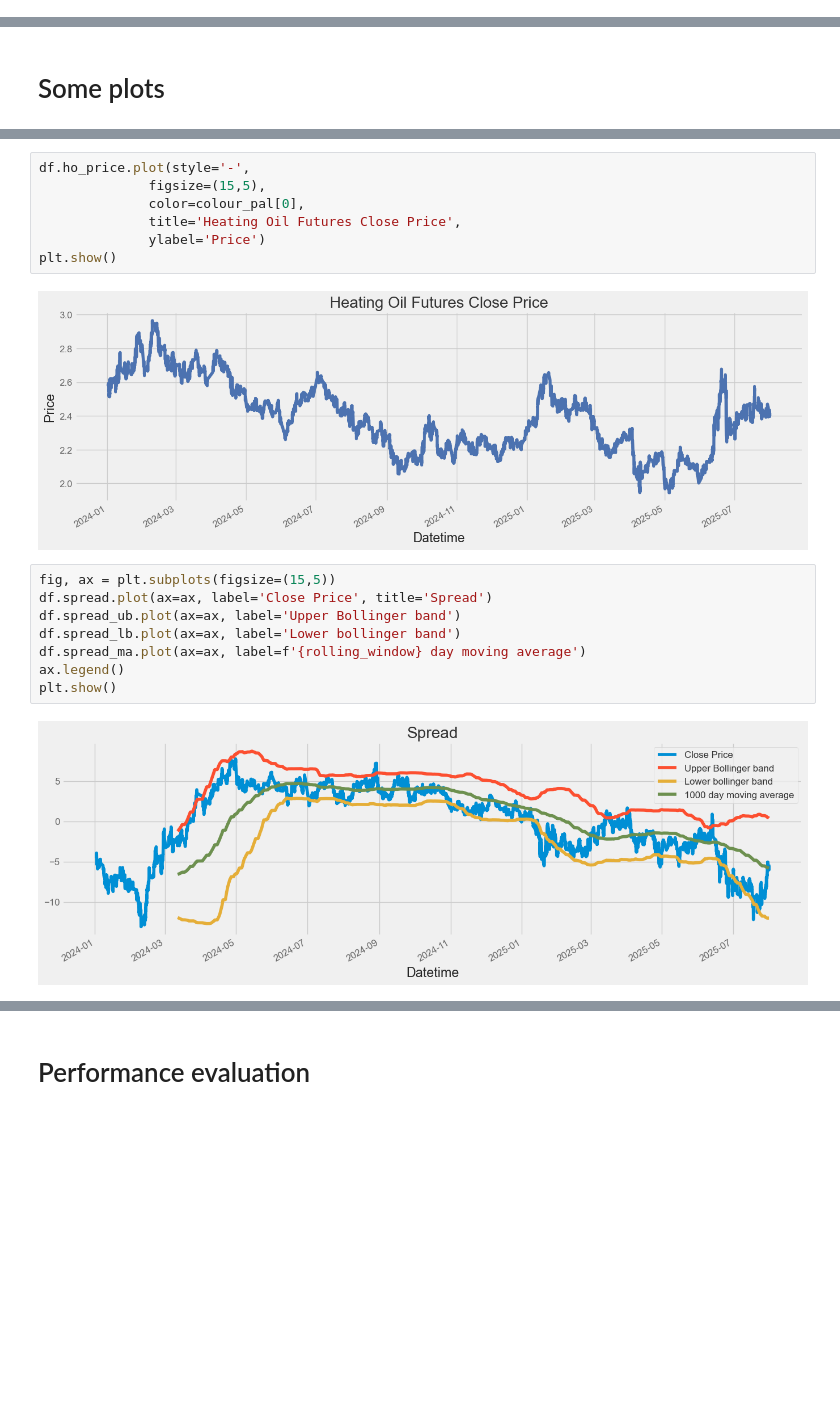
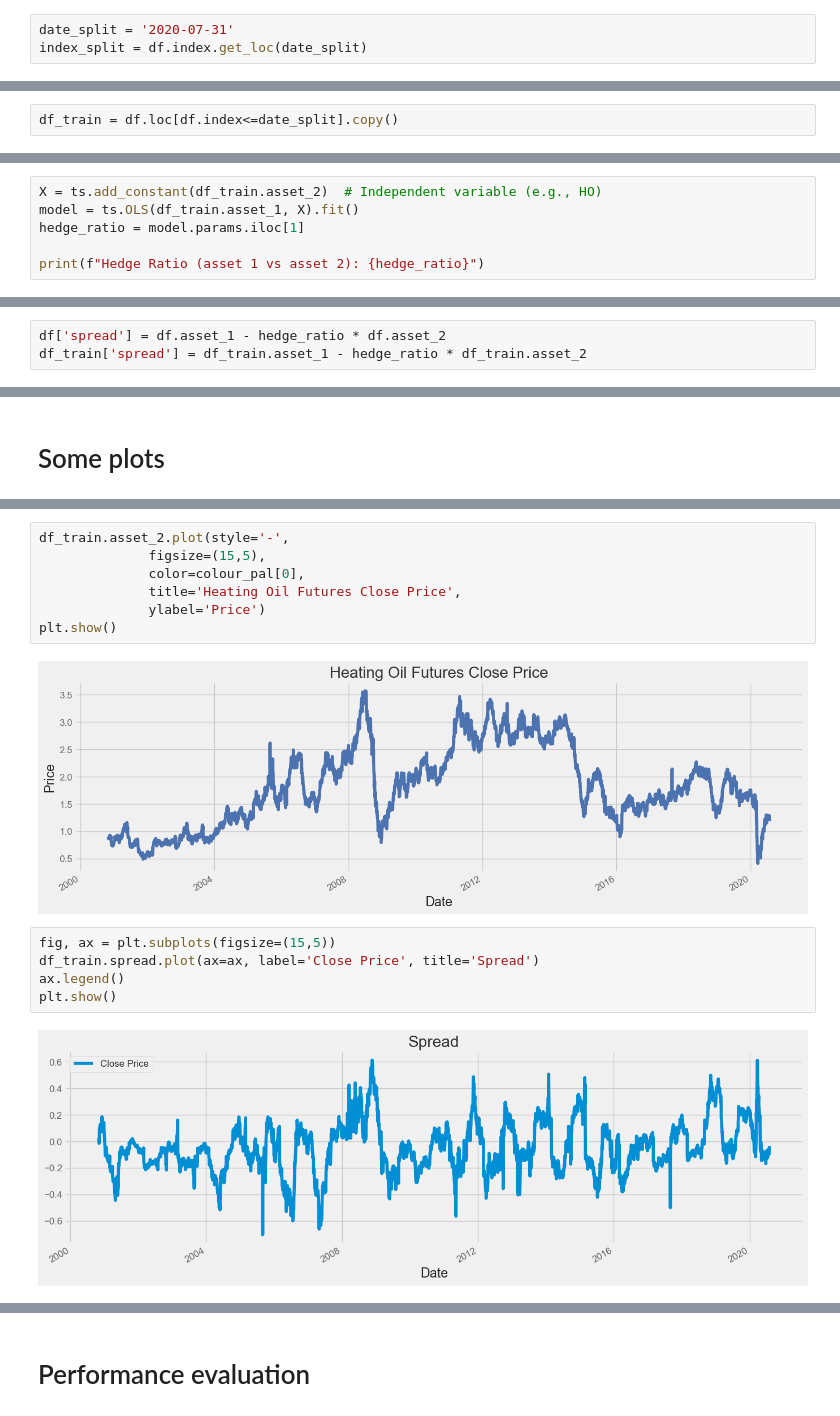
Before and after one commit to 21ob/Pairs-algo, a Jupyter notebook: Strat_2.ipynb, the cells around one changed output, grey strips where cells are left out. Cells and saved outputs as stored; diff of their text form; blank space fills up the shorter version.

```diff
--- a/Strat_2.ipynb
+++ b/Strat_2.ipynb
@@ -84,0 +36,3 @@ df['sell_signal'] = -(df.spread > df.spread_ub).astype(int)
+# %%
+date_split = '2020-07-31'
+index_split = df.index.get_loc(date_split)
@@ -84,0 +41,2 @@ df['sell_signal'] = -(df.spread > df.spread_ub).astype(int)
+# %%
+df_train = df.loc[df.index<=date_split].copy()
@@ -84,0 +57,6 @@ df['sell_signal'] = -(df.spread > df.spread_ub).astype(int)
+# %%
+X = ts.add_constant(df_train.asset_2)  # Independent variable (e.g., HO)
+model = ts.OLS(df_train.asset_1, X).fit()
+hedge_ratio = model.params.iloc[1]
+
+print(f"Hedge Ratio (asset 1 vs asset 2): {hedge_ratio}")
@@ -84,0 +65,3 @@ df['sell_signal'] = -(df.spread > df.spread_ub).astype(int)
+# %%
+df['spread'] = df.asset_1 - hedge_ratio * df.asset_2
+df_train['spread'] = df_train.asset_1 - hedge_ratio * df_train.asset_2
@@ -96,20 +89,17 @@ plt.show()
 # %%
-df.ho_price.plot(style='-',
+df_train.asset_2.plot(style='-',
               figsize=(15,5),
               color=colour_pal[0],
               title='Heating Oil Futures Close Price',
               ylabel='Price')
 plt.show()
 # %% [output]
-[figure, old version]
+[figure, new version]
 # %%
 fig, ax = plt.subplots(figsize=(15,5))
-df.spread.plot(ax=ax, label='Close Price', title='Spread')
-df.spread_ub.plot(ax=ax, label='Upper Bollinger band')
-df.spread_lb.plot(ax=ax, label='Lower bollinger band')
-df.spread_ma.plot(ax=ax, label=f'{rolling_window} day moving average')
+df_train.spread.plot(ax=ax, label='Close Price', title='Spread')
 ax.legend()
 plt.show()
 # %% [output]
-[figure, old version]
+[figure, new version]
 # %% [markdown]
```
Also changed, not shown: parts of 42 cells of this notebook.
